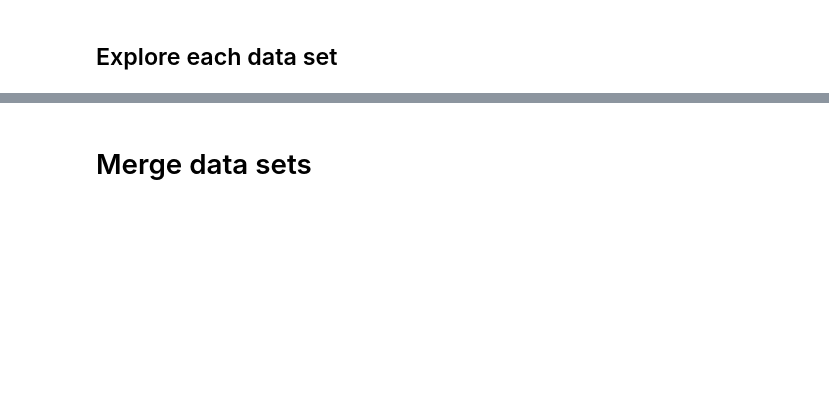
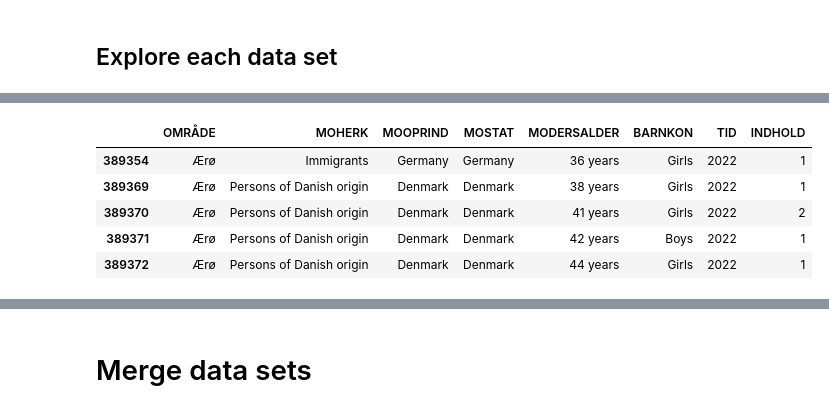
Before and after one commit to NumEconCopenhagen/projects-2023-de-slemme-programmeringsrotter, a Jupyter notebook: dataproject/Oliver.ipynb, the cells around one changed output, grey strips where cells are left out. Drawn from its saved outputs; the diff is of its cells as text; code cells hidden in the pictures; blank space fills up the shorter version.

```diff
--- a/dataproject/Oliver.ipynb
+++ b/dataproject/Oliver.ipynb
@@ -125,0 +131,9 @@ inc_api.head(5)
+# %%
+inc_api.tail(5)
+# %% [output]
+|  | OMRÅDE | MOHERK | MOOPRIND | MOSTAT | MODERSALDER | BARNKON | TID | INDHOLD |
+| 389354 | Ærø | Immigrants | Germany | Germany | 36 years | Girls | 2022 | 1 |
+| 389369 | Ærø | Persons of Danish origin | Denmark | Denmark | 38 years | Girls | 2022 | 1 |
+| 389370 | Ærø | Persons of Danish origin | Denmark | Denmark | 41 years | Girls | 2022 | 2 |
+| 389371 | Ærø | Persons of Danish origin | Denmark | Denmark | 42 years | Boys | 2022 | 1 |
+| 389372 | Ærø | Persons of Danish origin | Denmark | Denmark | 44 years | Girls | 2022 | 1 |
```
Also changed, not shown: parts of 23 cells of this notebook.
